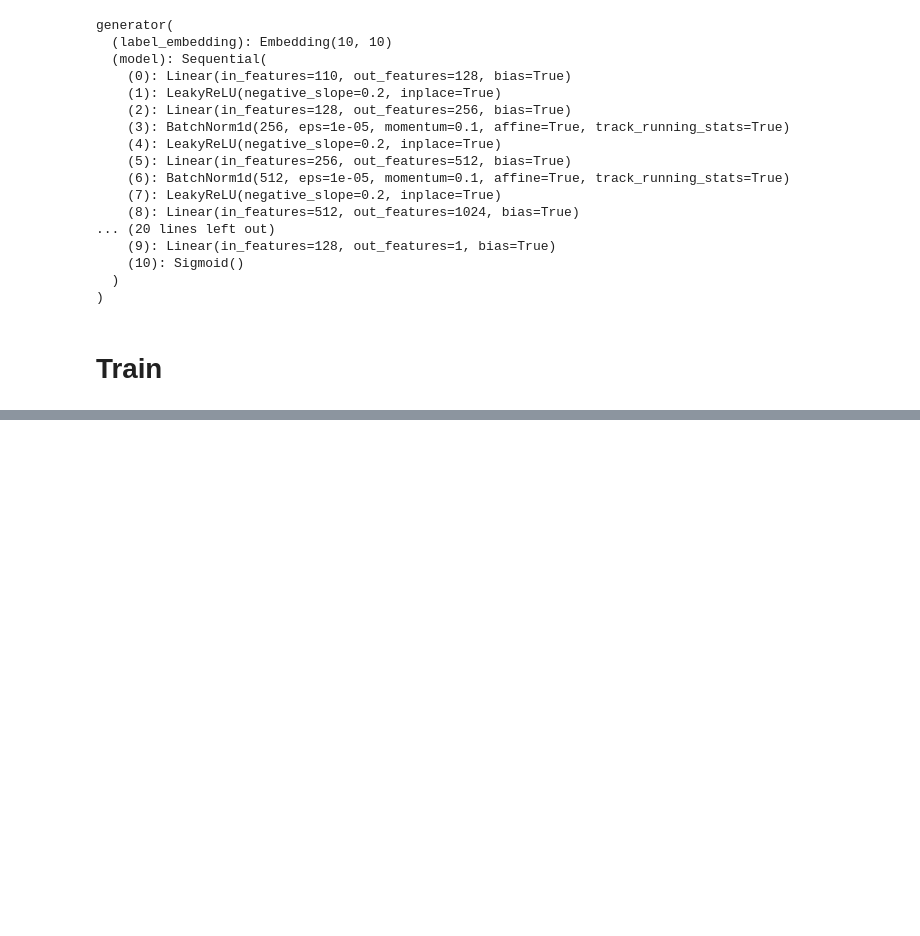
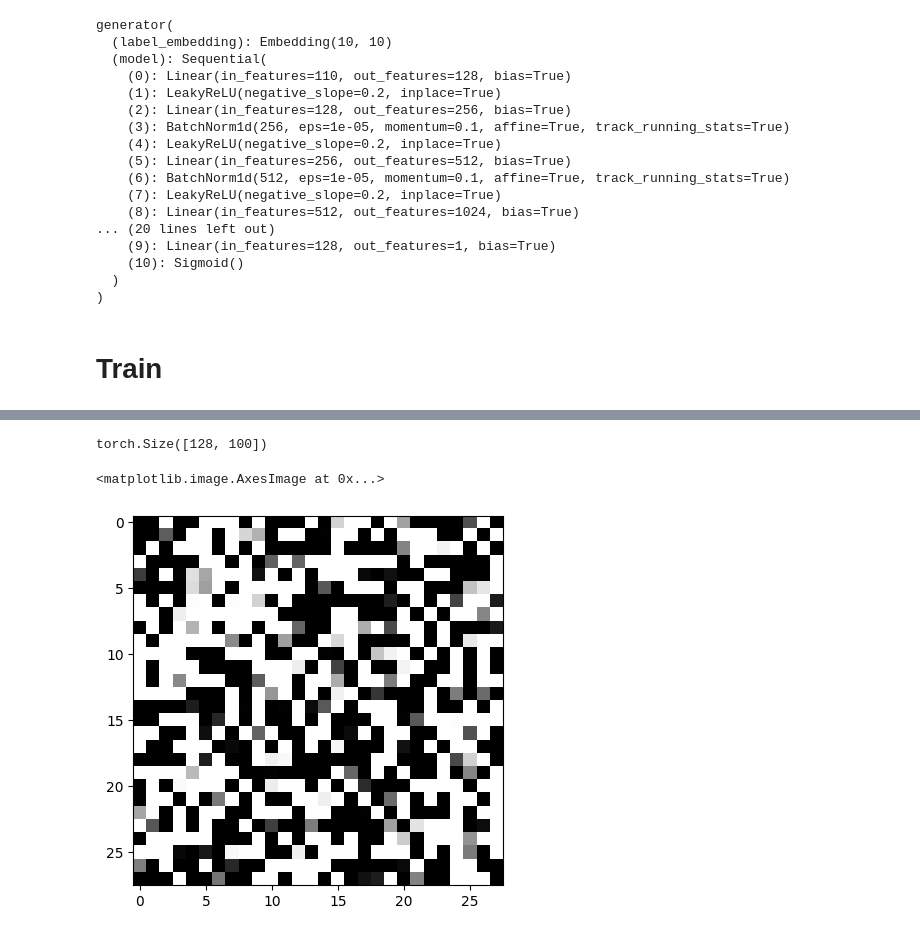
Before and after one commit to meysam-kazemi/C-GAN, a Jupyter notebook: CGAN.ipynb, the cells around one changed output, grey strips where cells are left out. Saved outputs shown, nothing was run; the diff lists cells and outputs as text; code cells hidden in the pictures; blank space fills up the shorter version.

```diff
--- a/CGAN.ipynb
+++ b/CGAN.ipynb
@@ -100,7 +100,7 @@ class discriminator(nn.Module):
             layers.append(nn.LeakyReLU(0.2,inplace=True))
         return layers
     def forward(self,image,labels):
-        x = torch.cat((image.view(image.size(0),-1),self.label_embedding(labels)),-1)
+        x = torch.cat((self.label_embedding(labels), image), -1)
         x = self.model(x)
         return x
     def loss(self,output,label):
@@ -184,0 +204,13 @@ ValueError: Using a target size (torch.Size([128, 1])) that is different to the
+# %%
+viz_noise.shape
+# %% [output]
+torch.Size([128, 100])
+# %%
+noise = torch.randn(1,latent_dim,device=device)
+gen.eval()
+a = gen(noise , torch.tensor([1]))
+# %%
+plt.imshow(a.detach().reshape((28,28)),'gray')
+# %% [output]
+<matplotlib.image.AxesImage at 0x...>
+[figure, added]
```
Also changed, not shown: parts of 3 cells of this notebook.
